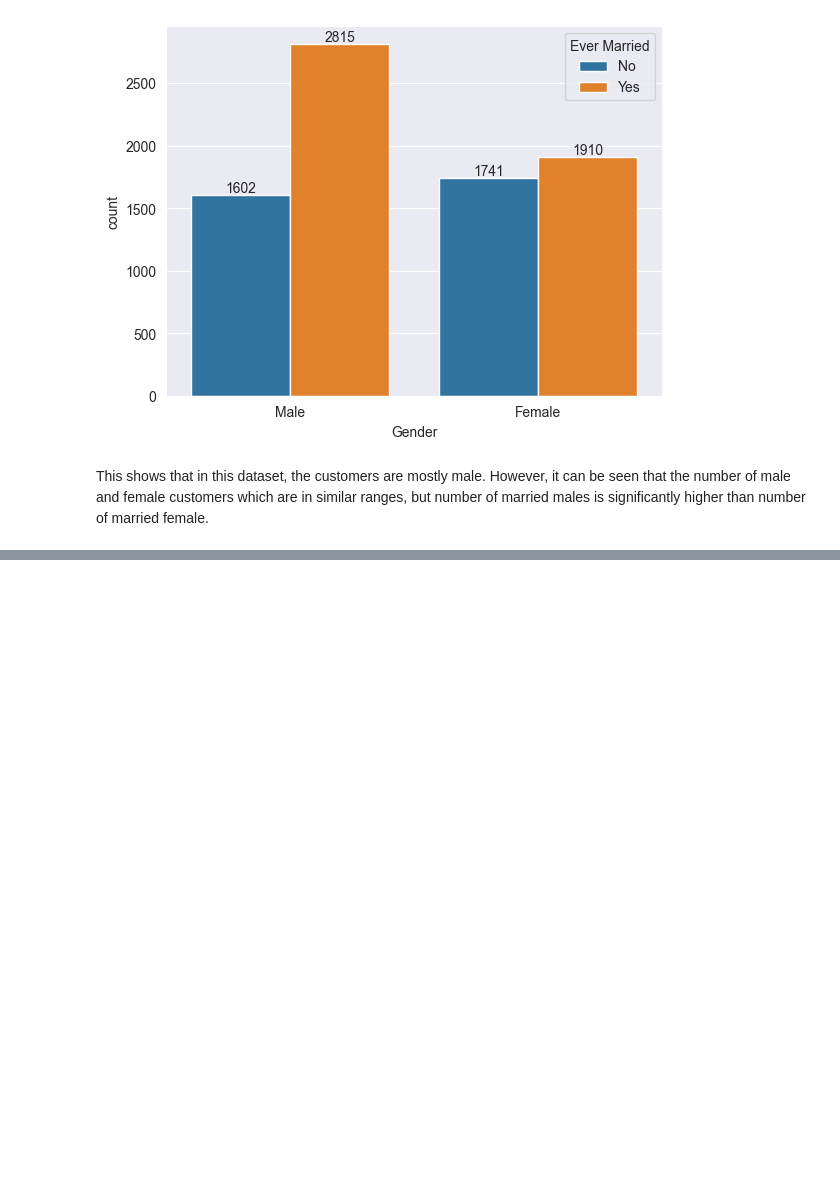
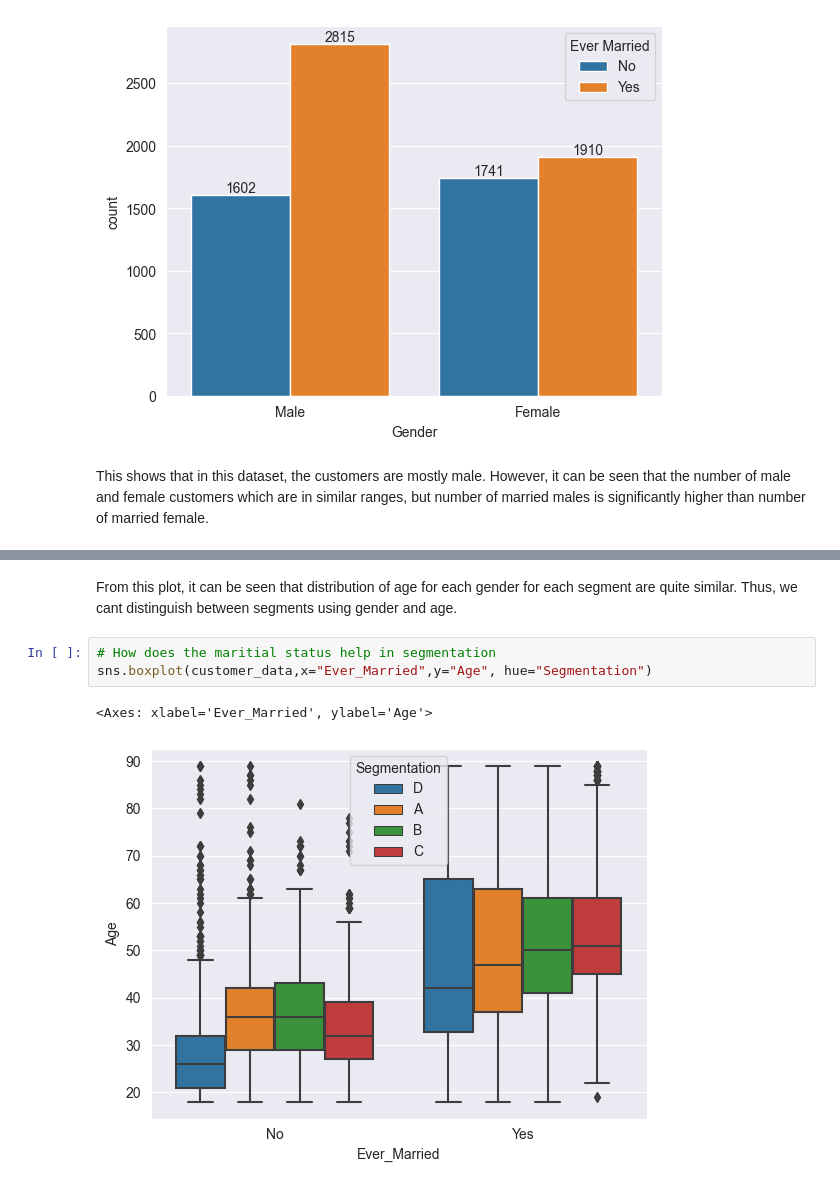
Before and after one commit to niranjanblank/CustomerSegmentation, a Jupyter notebook: eda.ipynb, the cells around one changed output, grey strips where cells are left out. Saved outputs shown, nothing was run; the diff lists cells and outputs as text; blank space fills up the shorter version.

```diff
--- a/eda.ipynb
+++ b/eda.ipynb
@@ -161,0 +182,8 @@ This shows that in this dataset, the customers are mostly male. However, it can
+# %% [markdown]
+From this plot, it can be seen that distribution of age for each gender for each segment are quite similar. Thus, we cant  distinguish between segments using gender and age.
+# %%
+# How does the maritial status help in segmentation
+sns.boxplot(customer_data,x="Ever_Married",y="Age", hue="Segmentation")
+# %% [output]
+<Axes: xlabel='Ever_Married', ylabel='Age'>
+[figure, added]
```
Also changed, not shown: parts of 19 cells of this notebook.
